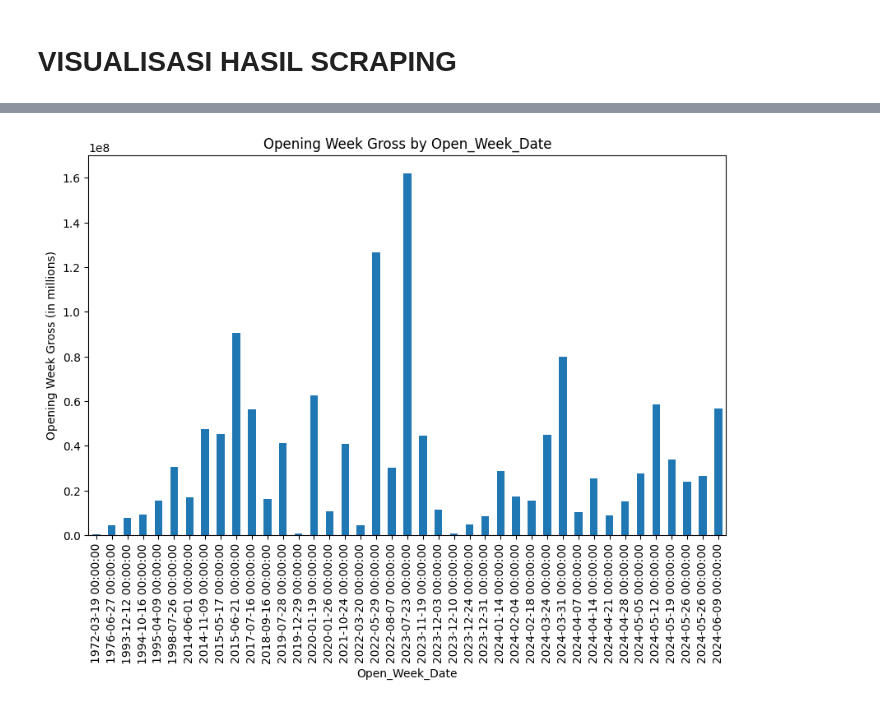
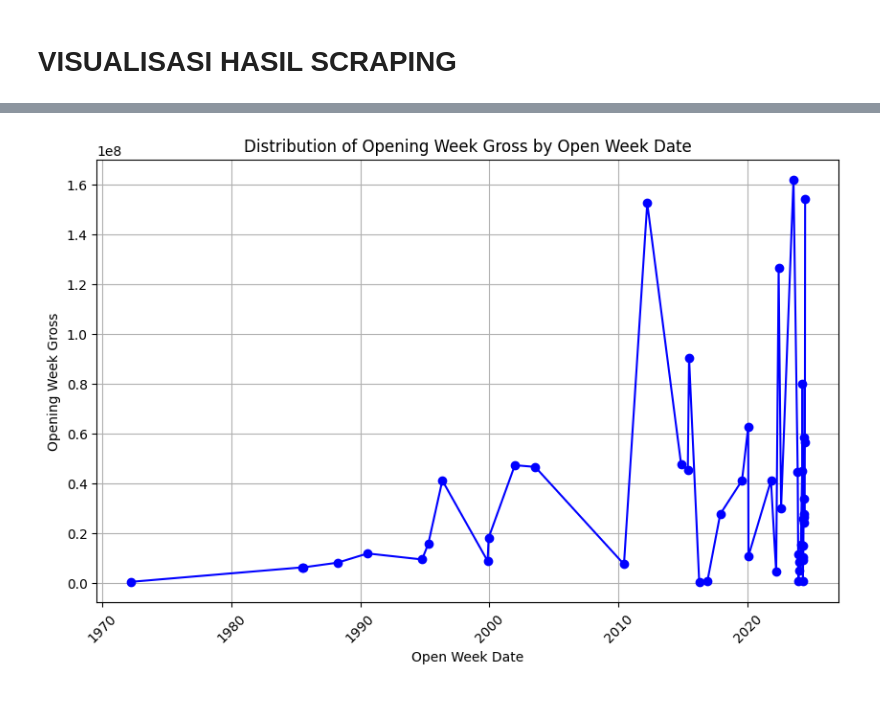
Before and after one commit to deviliadc/FP-Davis, a Jupyter notebook: FP_Davis_IMDb.ipynb, the cells around one changed output, grey strips where cells are left out. Cells and saved outputs as stored; diff of their text form; code cells hidden in the pictures.

```diff
--- a/FP_Davis_IMDb.ipynb
+++ b/FP_Davis_IMDb.ipynb
@@ -503,9 +485,20 @@ plt.show()
 # %%
+data_imdb = pd.DataFrame(data)
+
+# Mengubah kolom Open_Week_Date menjadi datetime
+data_imdb['Open_Week_Date'] = pd.to_datetime(data_imdb['Open_Week_Date'])
+
+# Mengurutkan data berdasarkan Open_Week_Date
+data_imdb = data_imdb.sort_values('Open_Week_Date')
+
+# Membuat line chart menggunakan matplotlib
 plt.figure(figsize=(10, 6))
-data.set_index('Open_Week_Date')['Opening_Week'].plot(kind='bar')
-plt.title('Opening Week Gross by Open_Week_Date')
-plt.ylabel('Opening Week Gross (in millions)')
-plt.xticks(rotation=90)
+plt.plot(data_imdb['Open_Week_Date'], data_imdb['Opening_Week'], marker='o', linestyle='-', color='b')
+plt.title('Distribution of Opening Week Gross by Open Week Date')
+plt.xlabel('Open Week Date')
+plt.ylabel('Opening Week Gross')
+plt.xticks(rotation=45)
+plt.grid(True)
 plt.show()
 # %% [output]
-[figure, old version]
+[figure, new version]
```
Also changed, not shown: parts of 12 cells of this notebook, 5 other files.
